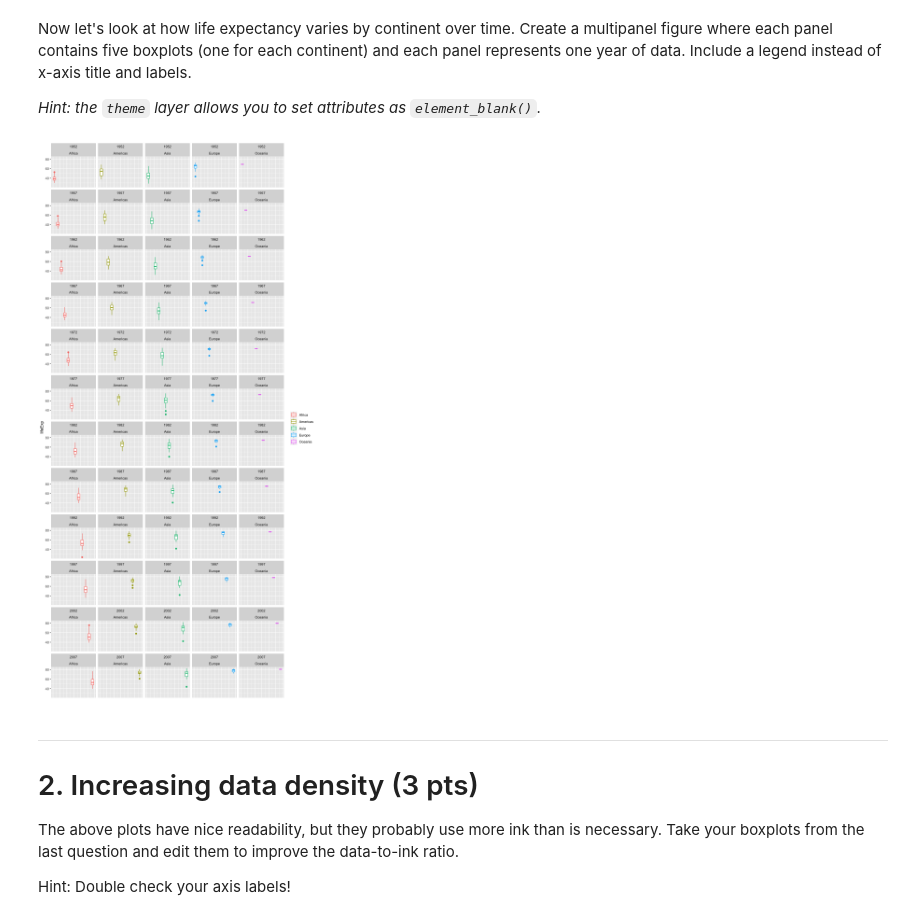
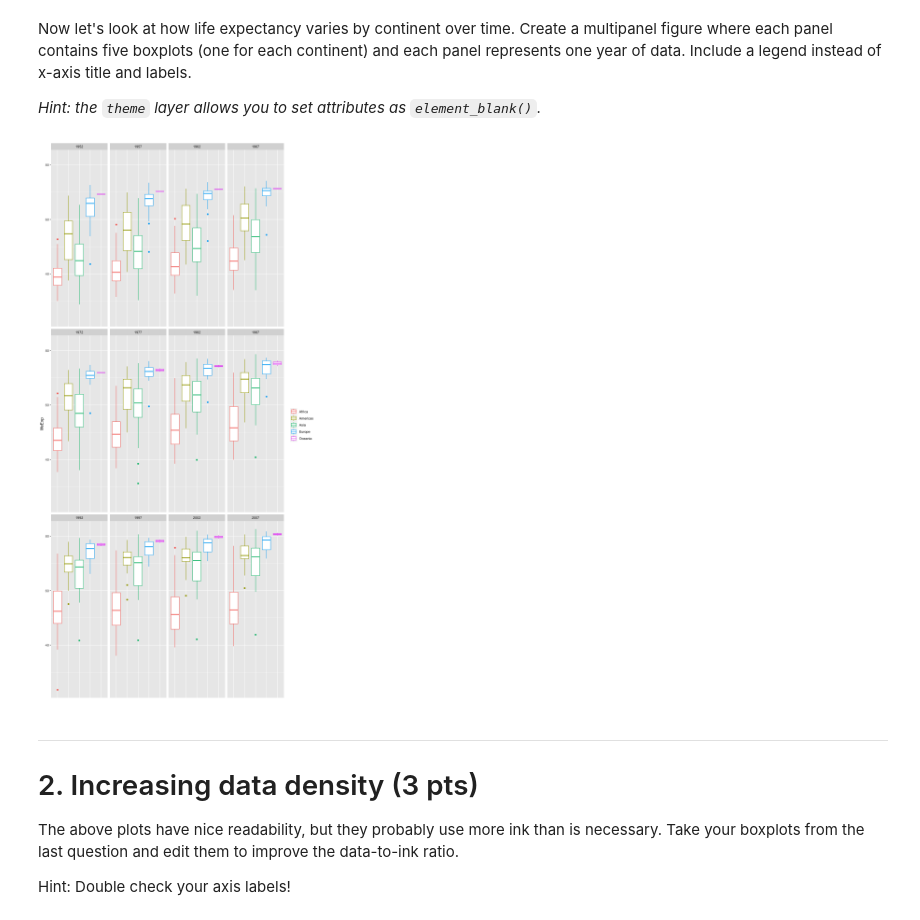
Before and after one commit to hyab-git/yabuk_DSPN_S25, a Jupyter notebook: visualization-through-human-eyes.ipynb, the cells around one changed output. Drawn from its saved outputs; the diff is of its cells as text; code cells hidden in the pictures.

```diff
--- a/visualization-through-human-eyes.ipynb
+++ b/visualization-through-human-eyes.ipynb
@@ -70,22 +74,21 @@ Now let's look at how life expectancy varies by continent over time. Create a mu
 *Hint: the `theme` layer allows you to set attributes as `element_blank()`.*
 # %%
 # INSERT CODE HERE
-options(warn = -1, repr.plot.width = 10, repr.plot.height = 20)
+#options(warn = -1, repr.plot.width = 10, repr.plot.height = 20)
 
 p <- gapminder %>%
-  ggplot(aes(x = year, y = lifeExp, group = continent)) +
-  geom_boxplot(aes(x = year, y = lifeExp, col = continent),
-    show.legend = TRUE) +
-  facet_wrap(year ~ continent, ncol = 5) +
+  ggplot(aes(x = continent, y = lifeExp, color = continent)) +
+  geom_boxplot() +
+  facet_wrap(~year) +
   theme(legend.title = element_blank(),
         axis.title.x = element_blank(),
         axis.text.x=element_blank(),
         axis.ticks.x=element_blank())
 
 
 p
 # %% [output]
-[figure, old version]
+[figure, new version]
 # %% [markdown]
 ---
 # 2. Increasing data density (3 pts)
```
Also changed, not shown: parts of 5 cells of this notebook.
